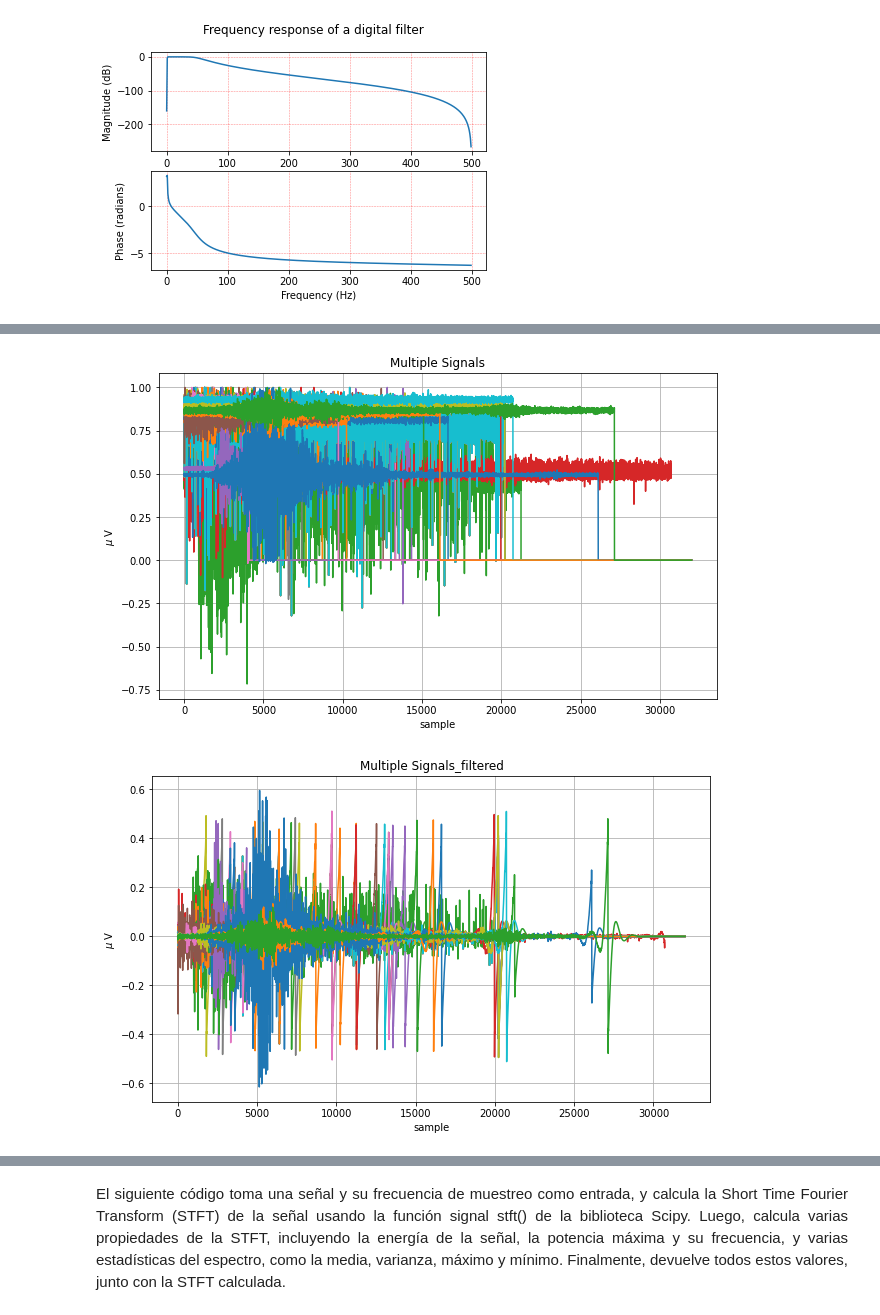
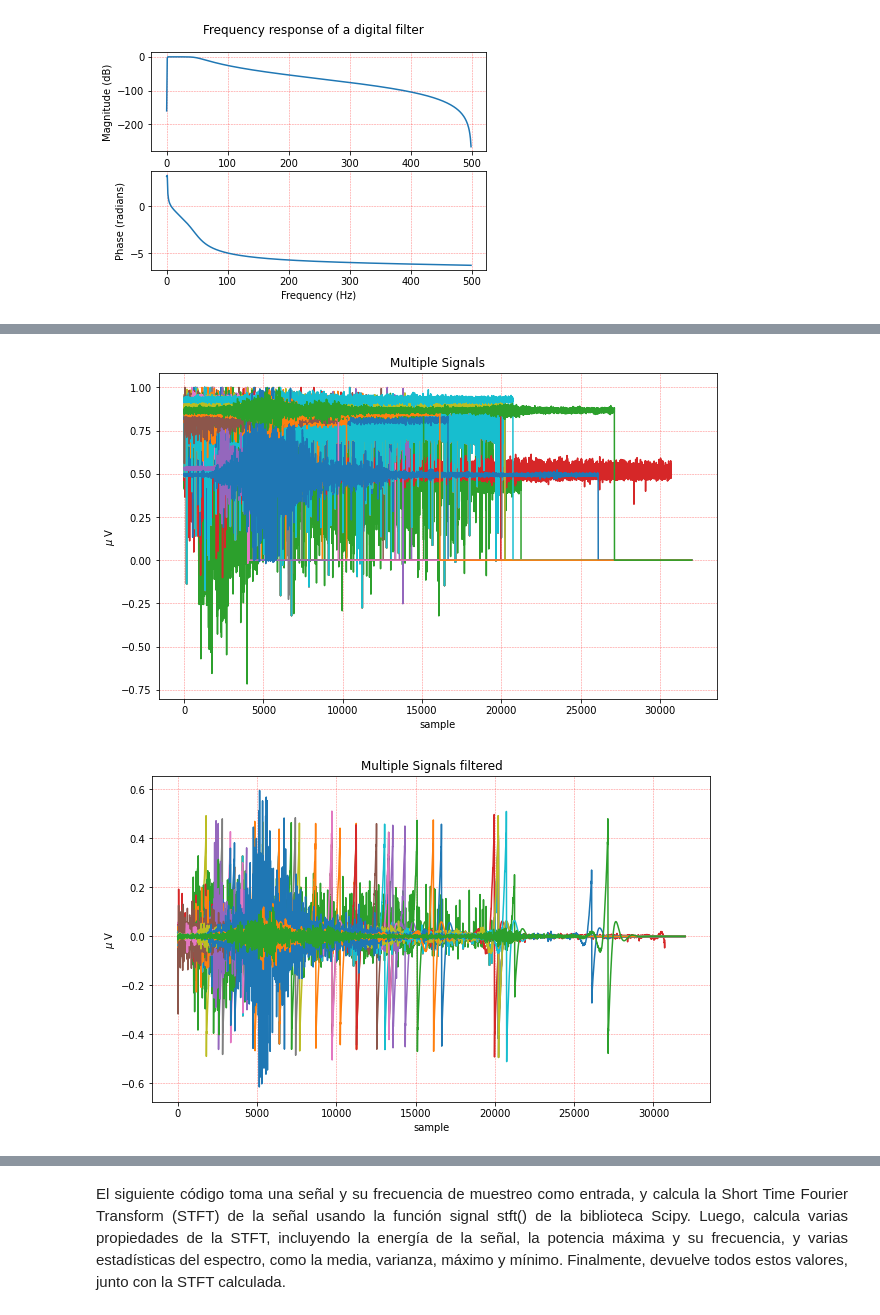
Before and after one commit to StivenVelasquez/Analisis-Multivariado-de-Seniales-Sismograficas, a Jupyter notebook: Mini_proyecto_1_Análisis_Multivariado_de_Señales_Sismográficas.ipynb, the cells around one changed output, grey strips where cells are left out. Drawn from its saved outputs; the diff is of its cells as text; code cells hidden in the pictures.

```diff
--- a/Mini_proyecto_1_Análisis_Multivariado_de_Señales_Sismográficas.ipynb
+++ b/Mini_proyecto_1_Análisis_Multivariado_de_Señales_Sismográficas.ipynb
@@ -81,16 +82,24 @@ def Filtrado_pasabanda(x,fs,fc1,fc2,order):
 
   return x,b,a
 # %%
-#función para graficar las señales almacenadas y filtradas.
-def  plot_signals(X,title,xlabel,ylabel):
-  plt.figure(figsize= (10,6))
+# Define una función llamada plot_signals que acepta cuatro argumentos: una lista de señales (X), un título, etiquetas para el eje x y eje y
+def plot_signals(X, title, xlabel, ylabel):
+  # Crea una nueva figura de tamaño 10x6 pulgadas
+  plt.figure(figsize=(10, 6))
+  # Itera sobre cada señal en la lista X
   for i in X:
+    # Itera sobre cada muestra en la señal actual y la grafica
     for j in i:
       plt.plot(j)
+  # Agrega un título a la gráfica
   plt.title(title)
+  # Agrega una etiqueta al eje x
   plt.xlabel(xlabel)
-  plt.ylabel(ylabel )
-  plt.grid(True)
+  # Agrega una etiqueta al eje y
+  plt.ylabel(ylabel)
+  # Agrega una cuadrícula a la gráfica
+  plt.grid(color='red', linestyle='--', linewidth=0.5, alpha=0.5)
+  # Muestra la gráfica
   plt.show()
 # %%
 #Carga los datos de tres archivos .mat diferentes ("sisLoc.mat", "sisReg.mat" y "sisTele.mat")
@@ -140,8 +160,8 @@ plt.show()
 #Señales almacenadas
 plot_signals(señales_almacenadas,"Multiple Signals","sample","$\mu$ V")
 # %% [output]
-[figure, old version]
+[figure, new version]
 # %%
-plot_signals(signal_filtered,"Multiple Signals_filtered","sample","$\mu$ V")
+plot_signals(signal_filtered,"Multiple Signals filtered","sample","$\mu$ V")
 # %% [output]
-[figure, old version]
+[figure, new version]
```
Also changed, not shown: parts of 36 cells of this notebook.
